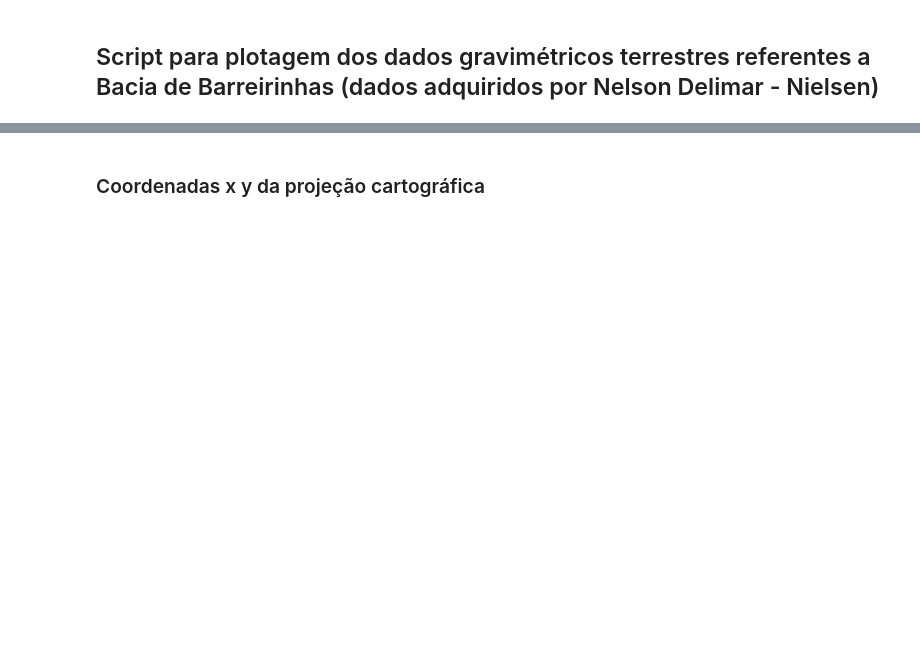
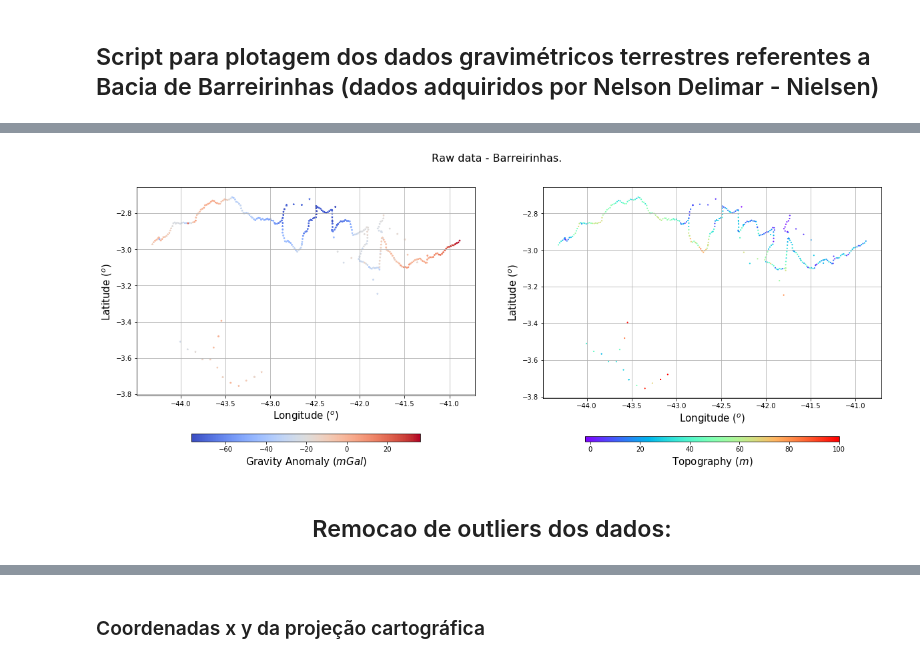
Before and after one commit to MathewsAndrade/Mathews_codes, a Jupyter notebook: data_barreirinhas2.ipynb, the cells around one changed output, grey strips where cells are left out. Drawn from its saved outputs; the diff is of its cells as text; code cells hidden in the pictures; blank space fills up the shorter version.

Commit message:
update version with new plots and data outcomes. TODO: check pandas way of organize dataframes

```diff
--- a/data_barreirinhas2.ipynb
+++ b/data_barreirinhas2.ipynb
@@ -35,12 +34,3 @@ lon_sat, lat_sat, gz_sat = np.loadtxt('../../dados_reais/Barreirinhas/barreirinh
 
 # variaveis para usar a funcao plota mapa:
 lon_sat = lon_sat -360.0  # correcao de quadrante
-# %%
-# leitura dos dados via pandas:
-#print sat
-# visualizacao da figura na tela:
-py.rcParams['figure.figsize'] = (20.0, 10.0)#Redimensiona a figura
-plt.plot(data.iloc[:,1], data.iloc[:,2], '+')
-plt.xlabel('Longitude (graus)')
-plt.ylabel('Latitude (graus)')
-plt.title('Dados Barreirinhas completo')
@@ -74,4 +36,0 @@ ds.to_csv('../dados_reais/caminhamento.csv', sep = ' ', encoding='utf-8')
-# %%
-# plot dos dados de barreirinhas:
-py.rcParams['figure.figsize'] = (20.0, 10.0)#Redimensiona a figura
-plt.plot(lon,lat,'*-k')
@@ -77,0 +57,30 @@ plt.plot(lon,lat,'*-k')
+# %%
+# leitura dos dados via pandas:
+# ------------ plot the flight lines to check for the interpolation:--------#
+# ------------ set figure size: ------------------------------------------#
+plt.close('all')
+fig = plt.figure(figsize=(20,7) )
+
+plt.subplot(1,2,1)
+fig.suptitle('Raw data - Barreirinhas.', fontsize=16)
+plt.xlabel('Longitude ($^o$)', fontsize = 15)
+plt.ylabel('Latitude ($^o$)', fontsize = 15)
+p1 = plt.scatter(data['Longitude'], data['Latitude'], s=5.0, c=data['BG (mGal)'], marker='*', cmap=plt.cm.coolwarm)
+cbar = plt.colorbar(p1, aspect=30, fraction = 0.03, orientation="horizontal")
+cbar.set_label('Gravity Anomaly $ (mGal) $',fontsize=15, rotation = 0)
+plt.grid()
+###########################################################################################################################
+
+plt.subplot(1,2,2)
+plt.xlabel('Longitude ($^o$)', fontsize = 15)
+plt.ylabel('Latitude ($^o$)', fontsize = 15)
+
+p2  = plt.scatter(data['Longitude'], data['Latitude'], s=5.0, c=data['H (m)'], marker='.', cmap=plt.cm.rainbow)
+cbar= plt.colorbar(p2, aspect=50, fraction = 0.02, orientation="horizontal")
+cbar.set_label('Topography $ (m) $',fontsize=15, rotation = 0)
+plt.grid()
+plt.show()
+# %% [output]
+[figure, added]
+# %% [markdown]
+##  <center> Remocao de outliers dos dados: <center>
```
Also changed, not shown: parts of 32 cells of this notebook.
